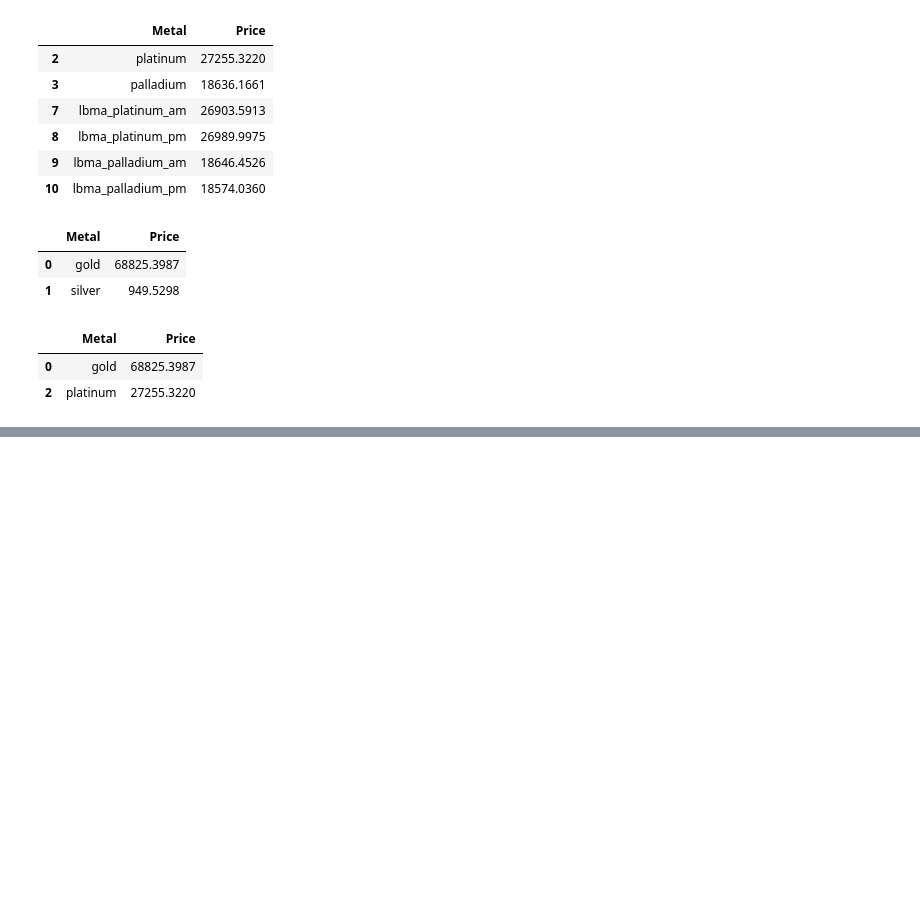
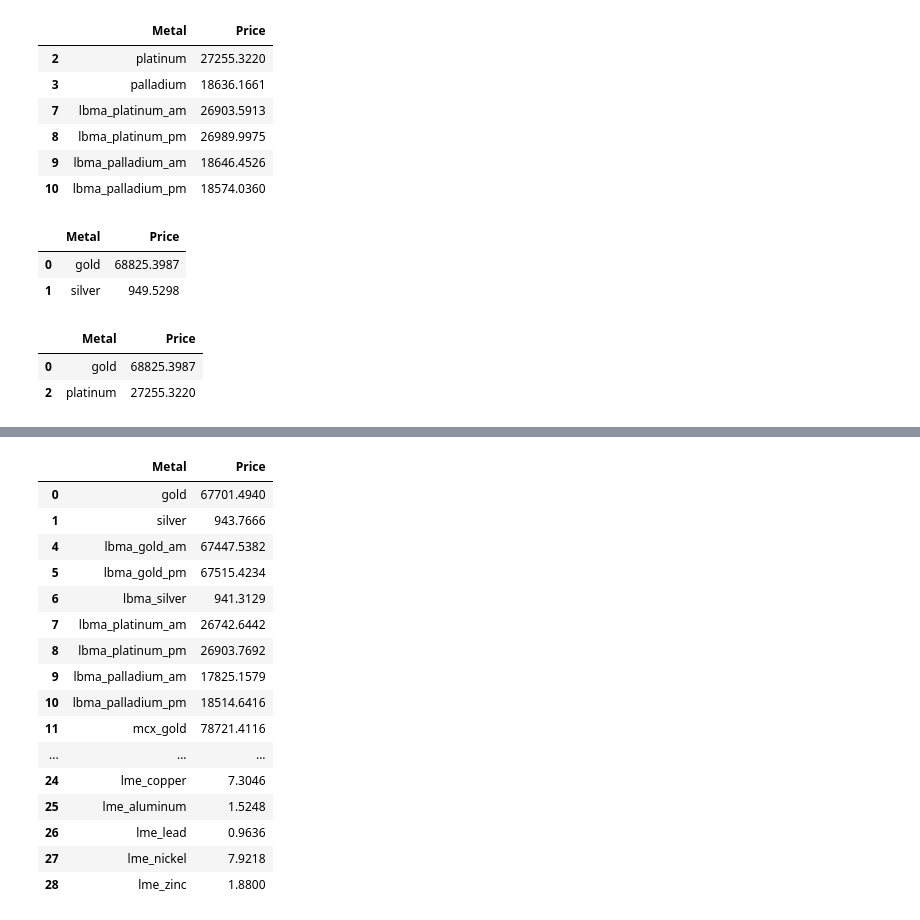
Before and after one commit to Otto-C/Otto-C.github.io, a Jupyter notebook: 01_Bullion_API_Extraction.ipynb, the cells around one changed output, grey strips where cells are left out. Drawn from its saved outputs; the diff is of its cells as text; code cells hidden in the pictures; blank space fills up the shorter version.

```diff
--- a/01_Bullion_API_Extraction.ipynb
+++ b/01_Bullion_API_Extraction.ipynb
@@ -948,0 +949,24 @@ df[df["Metal"].isin(["gold","silver","platinum"])][["Metal", "Price"]]
+# %%
+# SELECT *
+# FROM df
+# WHERE Metal NOT IN ('platinum', 'palladium');
+
+df[~df["Metal"].isin(["platinum","palladium"])][["Metal","Price"]]
+# %% [output]
+|  | Metal | Price |
+| 0 | gold | 67701.4940 |
+| 1 | silver | 943.7666 |
+| 4 | lbma_gold_am | 67447.5382 |
+| 5 | lbma_gold_pm | 67515.4234 |
+| 6 | lbma_silver | 941.3129 |
+| 7 | lbma_platinum_am | 26742.6442 |
+| 8 | lbma_platinum_pm | 26903.7692 |
+| 9 | lbma_palladium_am | 17825.1579 |
+| 10 | lbma_palladium_pm | 18514.6416 |
+| 11 | mcx_gold | 78721.4116 |
+| ... | ... | ... |
+| 24 | lme_copper | 7.3046 |
+| 25 | lme_aluminum | 1.5248 |
+| 26 | lme_lead | 0.9636 |
+| 27 | lme_nickel | 7.9218 |
+| 28 | lme_zinc | 1.8800 |
```
Also changed, not shown: parts of 16 cells of this notebook.
